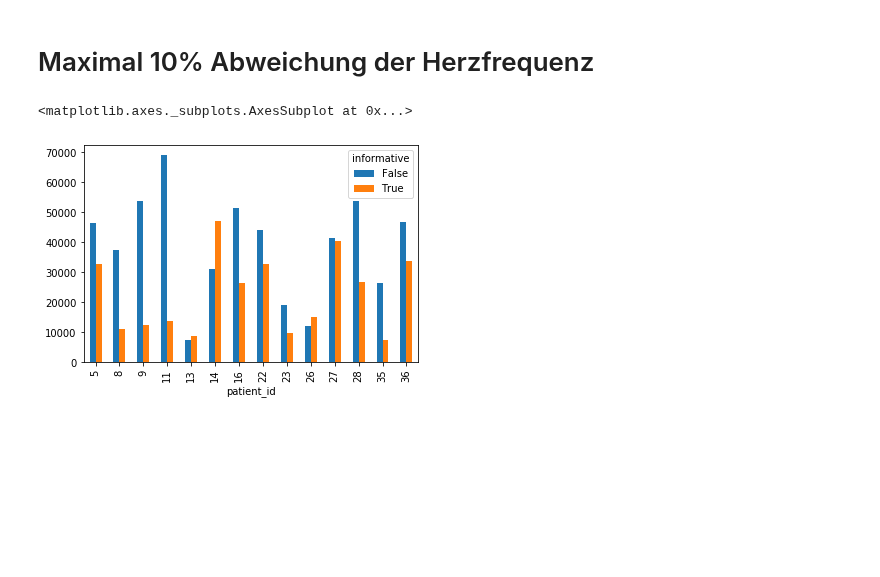
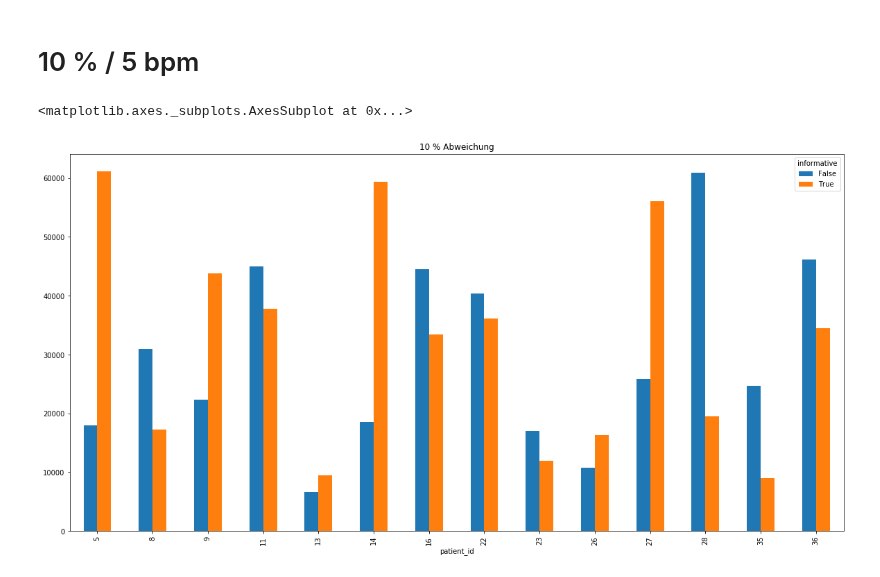
Before and after one commit to Zianor/Bachelorarbeit, a Jupyter notebook: Implementation/src/notebooks/label_investigation.ipynb, the cells around one changed output. Drawn from its saved outputs; the diff is of its cells as text; code cells hidden in the pictures; blank space fills up the shorter version.

```diff
--- a/Implementation/src/notebooks/label_investigation.ipynb
+++ b/Implementation/src/notebooks/label_investigation.ipynb
@@ -41,5 +59,3 @@ def print_distribution_stats(data):
     percentage_informative = count_informativ/count_overall*100
     percentage_non_informative = 100 - percentage_informative
     print("insgesamt: %i, informativ: %.2f %s, nicht informativ: %.2f %s" % (count_overall, percentage_informative, "%", percentage_non_informative, "%"))
-# %% [markdown]
-# Maximal 10% Abweichung der Herzfrequenz
@@ -48,5 +62,9 @@ data_10 = load_data_as_dataframe(hr_threshold=10)
+# %% [markdown]
+# 10 % / 5 bpm
+# %%
+data_10 = pd.read_csv(utils.get_features_csv_path(segment_length=10, overlap_amount=0.9, hr_threshold=10), index_col=False)
 # %%
-pd.crosstab(data_10['patient_id'],data_10['informative']).plot.bar()
+pd.crosstab(data_10['patient_id'],data_10['informative']).plot.bar(figsize=(20,10), title= "10 % Abweichung")
 # %% [output]
 <matplotlib.axes._subplots.AxesSubplot at 0x...>
-[figure, old version]
+[figure, new version]
```
Also changed, not shown: parts of 32 cells of this notebook.
